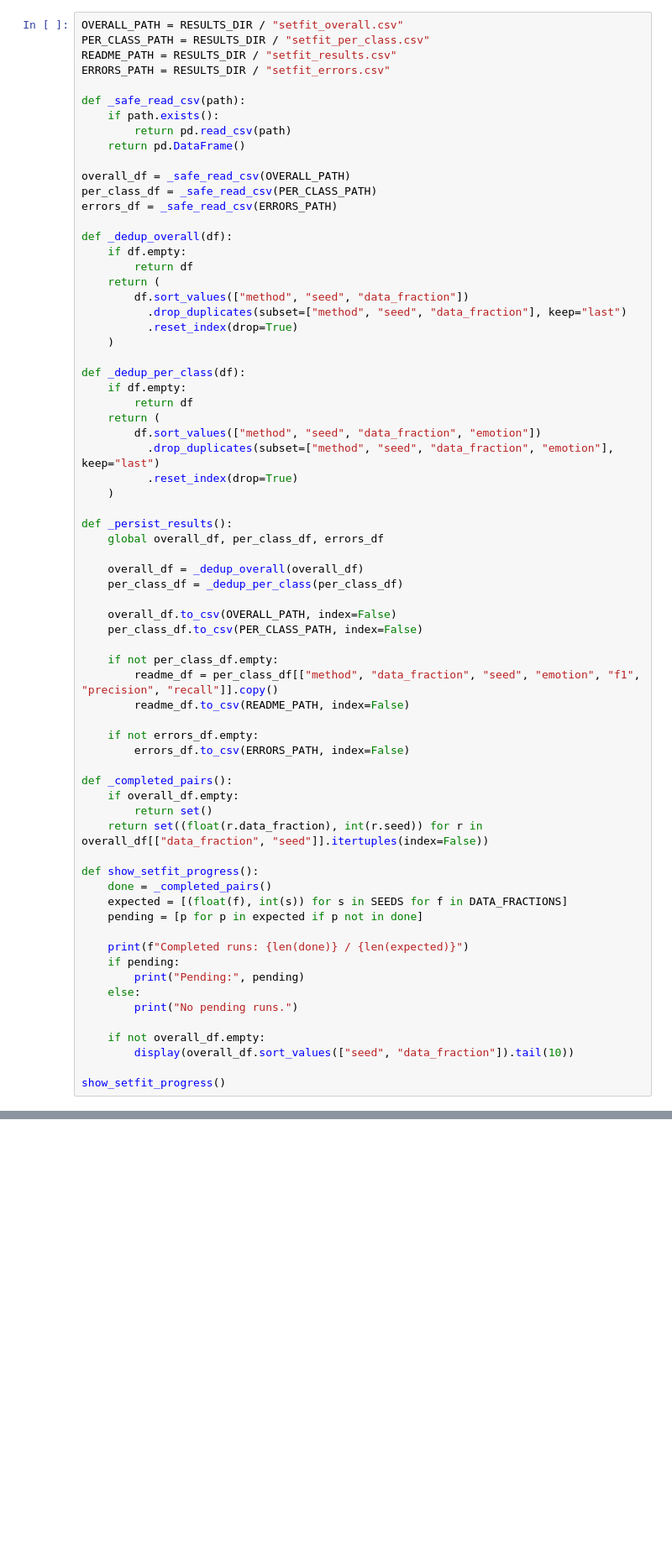
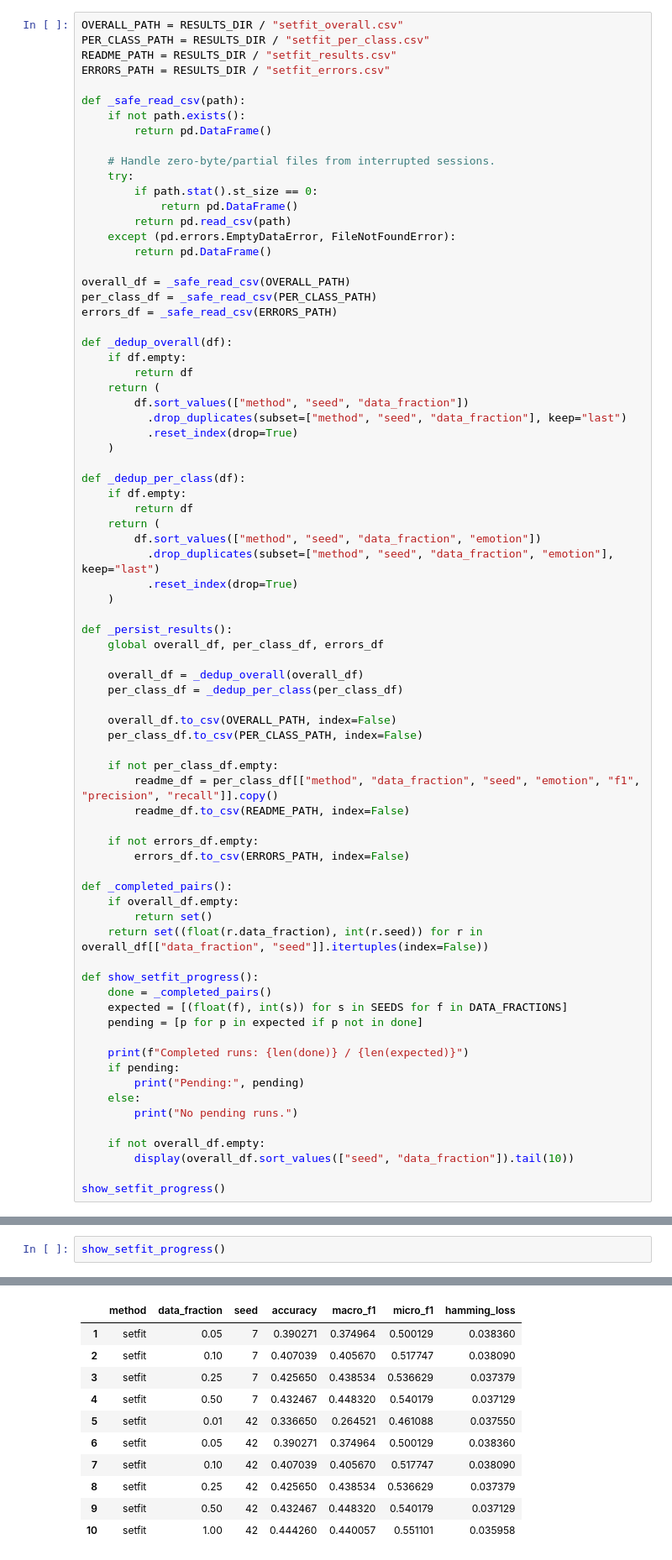
Before and after one commit to phisomni-edu/cs4120-project, a Jupyter notebook: notebooks/03_setfit.ipynb, the cells around one changed output, grey strips where cells are left out. Shown at 84% size. Drawn from its saved outputs; the diff is of its cells as text; blank space fills up the shorter version.

```diff
--- a/notebooks/03_setfit.ipynb
+++ b/notebooks/03_setfit.ipynb
@@ -382,9 +400,16 @@ README_PATH = RESULTS_DIR / "setfit_results.csv"
 ERRORS_PATH = RESULTS_DIR / "setfit_errors.csv"
 
 def _safe_read_csv(path):
-    if path.exists():
+    if not path.exists():
+        return pd.DataFrame()
+
+    # Handle zero-byte/partial files from interrupted sessions.
+    try:
+        if path.stat().st_size == 0:
+            return pd.DataFrame()
         return pd.read_csv(path)
-    return pd.DataFrame()
+    except (pd.errors.EmptyDataError, FileNotFoundError):
+        return pd.DataFrame()
 
 overall_df = _safe_read_csv(OVERALL_PATH)
 per_class_df = _safe_read_csv(PER_CLASS_PATH)
@@ -516,0 +612,3 @@ show_setfit_progress()
+# %%
+show_setfit_progress()
+# %% [output]
@@ -516,0 +617,11 @@ show_setfit_progress()
+|  | method | data_fraction | seed | accuracy | macro_f1 | micro_f1 | hamming_loss |
+| 1 | setfit | 0.05 | 7 | 0.390271 | 0.374964 | 0.500129 | 0.038360 |
+| 2 | setfit | 0.10 | 7 | 0.407039 | 0.405670 | 0.517747 | 0.038090 |
+| 3 | setfit | 0.25 | 7 | 0.425650 | 0.438534 | 0.536629 | 0.037379 |
+| 4 | setfit | 0.50 | 7 | 0.432467 | 0.448320 | 0.540179 | 0.037129 |
+| 5 | setfit | 0.01 | 42 | 0.336650 | 0.264521 | 0.461088 | 0.037550 |
+| 6 | setfit | 0.05 | 42 | 0.390271 | 0.374964 | 0.500129 | 0.038360 |
+| 7 | setfit | 0.10 | 42 | 0.407039 | 0.405670 | 0.517747 | 0.038090 |
+| 8 | setfit | 0.25 | 42 | 0.425650 | 0.438534 | 0.536629 | 0.037379 |
+| 9 | setfit | 0.50 | 42 | 0.432467 | 0.448320 | 0.540179 | 0.037129 |
+| 10 | setfit | 1.00 | 42 | 0.444260 | 0.440057 | 0.551101 | 0.035958 |
```
Also changed, not shown: parts of 7 cells of this notebook.
